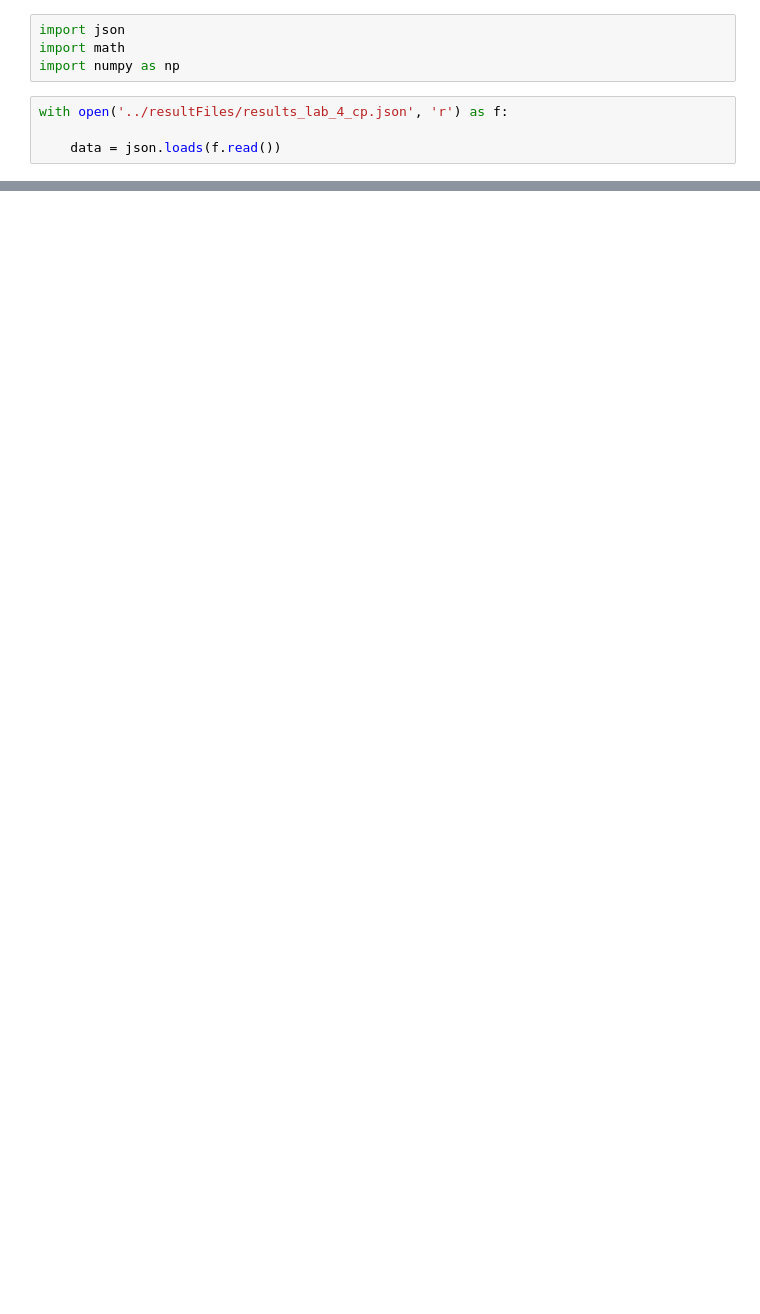
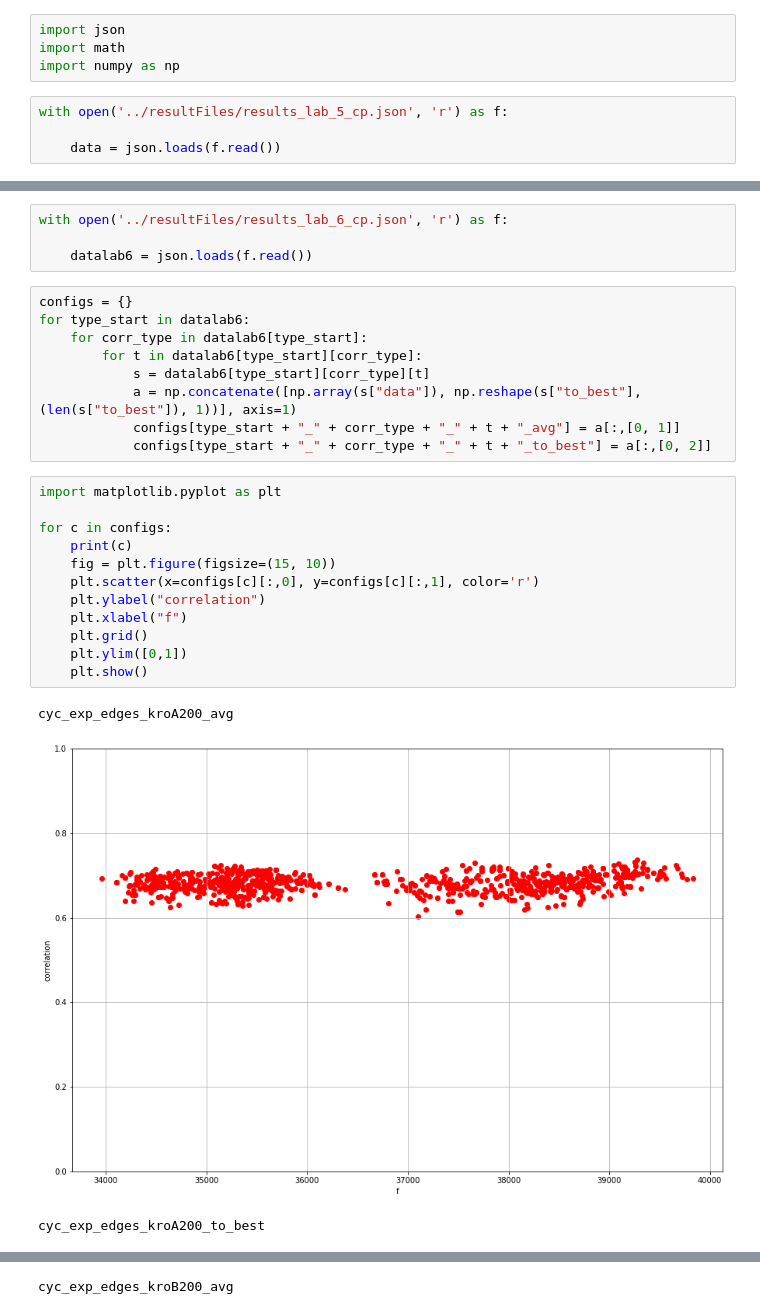
Before and after one commit to Seszel/IMO, a Jupyter notebook: lab/visualization/Results.ipynb, the cells around one changed output, grey strips where cells are left out. Cells and saved outputs as stored; diff of their text form; blank space fills up the shorter version.

```diff
--- a/lab/visualization/Results.ipynb
+++ b/lab/visualization/Results.ipynb
@@ -3,7 +3,7 @@ import json
 import math
 import numpy as np
 # %%
-with open('../resultFiles/results_lab_4_cp.json', 'r') as f:
+with open('../resultFiles/results_lab_5_cp.json', 'r') as f:
 
     data = json.loads(f.read())
 # %%
@@ -76,0 +75,29 @@ large_scale_neighborhood_50;random;edges;60008.86;5.85;60000;60017;60010.93;4.79
+# %%
+with open('../resultFiles/results_lab_6_cp.json', 'r') as f:
+
+    datalab6 = json.loads(f.read())
+# %%
+configs = {}
+for type_start in datalab6:
+    for corr_type in datalab6[type_start]:
+        for t in datalab6[type_start][corr_type]:
+            s = datalab6[type_start][corr_type][t]
+            a = np.concatenate([np.array(s["data"]), np.reshape(s["to_best"], (len(s["to_best"]), 1))], axis=1)
+            configs[type_start + "_" + corr_type + "_" + t + "_avg"] = a[:,[0, 1]]
+            configs[type_start + "_" + corr_type + "_" + t + "_to_best"] = a[:,[0, 2]]
+# %%
+import matplotlib.pyplot as plt
+
+for c in configs:
+    print(c)
+    fig = plt.figure(figsize=(15, 10))
+    plt.scatter(x=configs[c][:,0], y=configs[c][:,1], color='r')
+    plt.ylabel("correlation")
+    plt.xlabel("f")
+    plt.grid()
+    plt.ylim([0,1])
+    plt.show()
+# %% [output]
+cyc_exp_edges_kroA200_avg
+[figure, added]
+cyc_exp_edges_kroA200_to_best
@@ -76,0 +105 @@ large_scale_neighborhood_50;random;edges;60008.86;5.85;60000;60017;60010.93;4.79
+cyc_exp_edges_kroB200_avg
```
Also changed, not shown: parts of 3 cells of this notebook, 22 other files.
